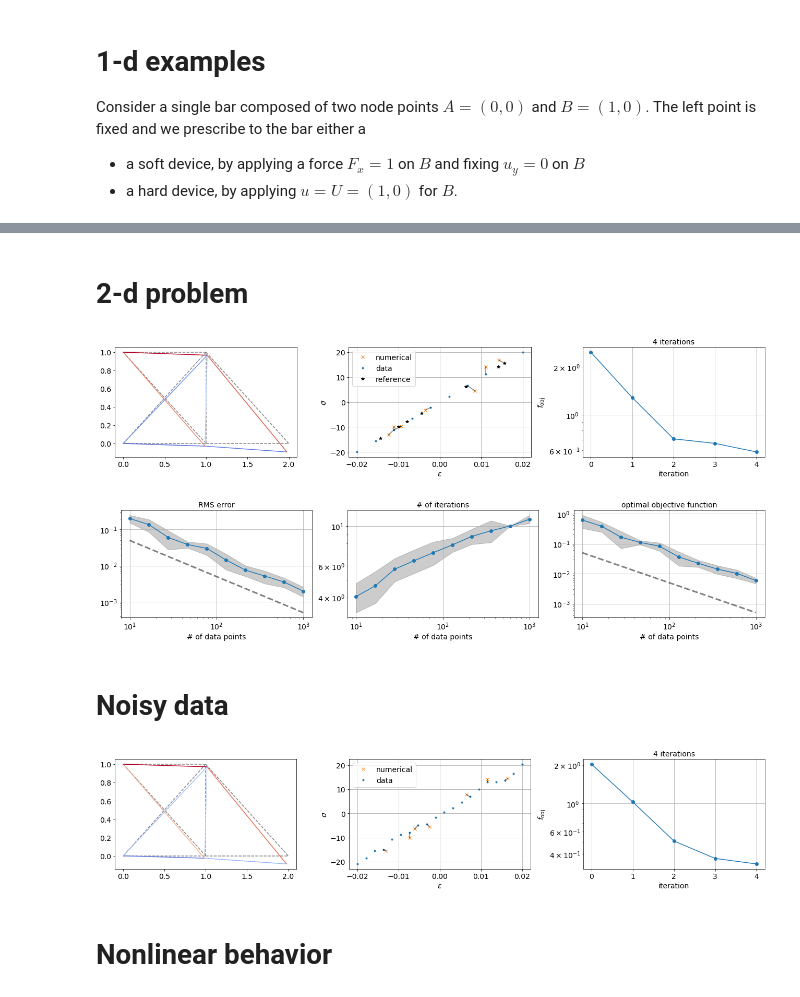
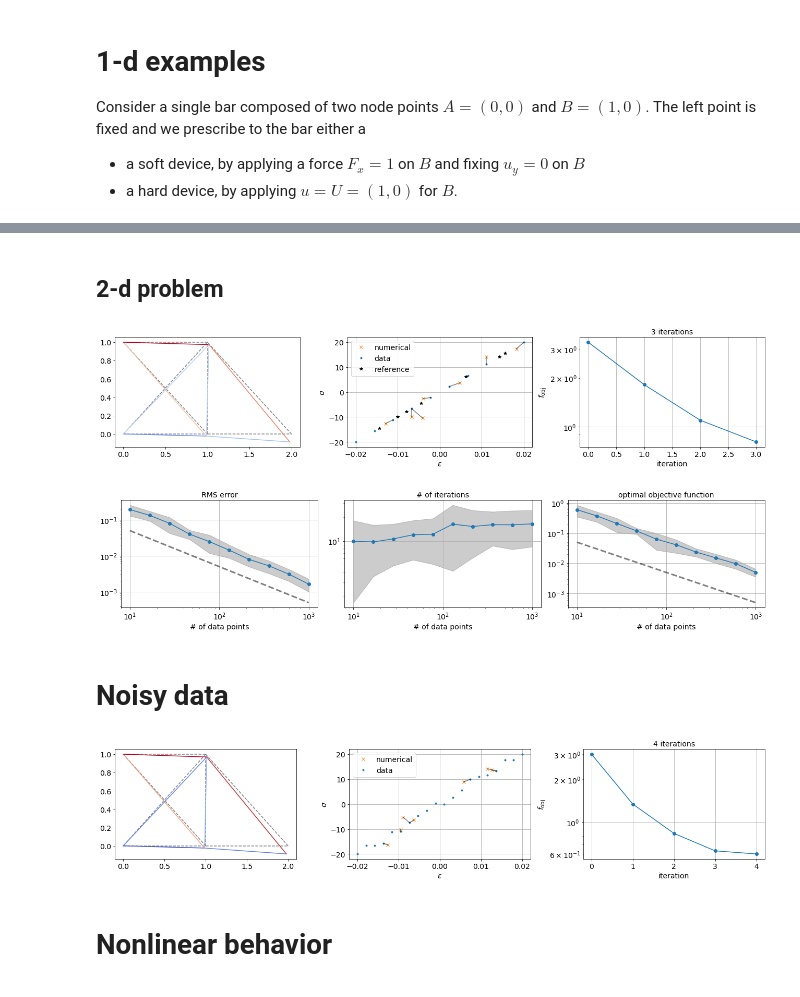
Before and after one commit to deeepeshthakur/ddtruss, a Jupyter notebook: examples/truss.ipynb, the cells around one changed output, grey strips where cells are left out. Drawn from its saved outputs; the diff is of its cells as text; code cells hidden in the pictures.

```diff
--- a/examples/truss.ipynb
+++ b/examples/truss.ipynb
@@ -117,2 +137,2 @@ plt.tight_layout()
 # %% [markdown]
-# 2-d problem
+## 2-d problem
@@ -149,14 +196,17 @@ sig_data = E * eps_data
 material_data = np.hstack([eps_data.reshape((-1, 1)), sig_data.reshape((-1, 1))])
 ddsolver.load_material_data(material_data)
 
-u, eps, sig, f_obj_iter = ddsolver.solve(U_dict=U_dict, F_dict=F_dict)
-fig, ax = plot(eps, sig, ddsolver, f_obj_iter)
+u, eps, sig, iter_history = ddsolver.solve(U_dict=U_dict, F_dict=F_dict, n_neighbors=1)
+fig, ax = plot(eps, sig, ddsolver, iter_history)
 ax[1].plot(eps_ref, sig_ref, "k*", label="reference")
 ax[1].legend()
 fig.tight_layout()
 # %% [output]
-[figure, old version]
+[figure, new version]
 # %%
+def rms_error(ref, curr):
+    return np.sqrt(truss.integrate((ref - curr)**2) / truss.integrate(ref**2))
+
 n_runs = 20
 n_data = np.logspace(1, 3, 10)
 error_eps = np.zeros((n_runs, len(n_data)))
@@ -164,37 +214,37 @@ n_iterations = np.zeros((n_runs, len(n_data)))
 f_obj = np.zeros((n_runs, len(n_data)))
 
 fig, ax = plt.subplots(1, 3, figsize=(18, 4))
 
 for i_run in range(n_runs):
     for i_data in range(len(n_data)):
         eps_data = np.linspace(-0.02, 0.02, n_data[i_data])
         sig_data = E * eps_data
         material_data = np.hstack([eps_data.reshape((-1, 1)), sig_data.reshape((-1, 1))])
         ddsolver.load_material_data(material_data)
-        u, eps, sig, f_obj_iter = ddsolver.solve(U_dict=U_dict, F_dict=F_dict)
+        u, eps, sig, iter_history = ddsolver.solve(U_dict=U_dict, F_dict=F_dict, n_neighbors=1)
         error_eps[i_run, i_data] = rms_error(eps_ref, eps)
-        n_iterations[i_run, i_data] = len(f_obj_iter)
-        f_obj[i_run, i_data] = f_obj_iter[-1]
+        n_iterations[i_run, i_data] = len(iter_history["f_obj"])
+        f_obj[i_run, i_data] = iter_history["f_obj"][-1]
 
 def subplot(ax, data, title):
     mean = data.mean(axis=0)
     ax.loglog(n_data, mean, "-o")
     std = data.std(axis=0)
     ax.fill_between(n_data, mean - 1.96 * std, mean + 1.96 * std, color="k", alpha=0.2)
     ax.set_xlabel("# of data points")
     ax.set_title(title)
     ax.grid()
 
 subplot(ax[0], error_eps, "RMS error")
 ax[0].loglog(n_data, 0.5 / n_data, "k--", linewidth=3, alpha=0.5)
 
 subplot(ax[1], n_iterations, "# of iterations")
 subplot(ax[2], f_obj, "optimal objective function")
 ax[2].loglog(n_data, 0.5 / n_data, "k--", linewidth=3, alpha=0.5)
 
 fig.tight_layout()
 # %% [output]
-[figure, old version]
+[figure, new version]
 # %% [markdown]
 # Noisy data
 # %%
@@ -204,10 +254,10 @@ sig_data = E * (eps_data + 0.05 * eps_data.max() * np.random.randn(n_data))
 material_data = np.hstack([eps_data.reshape((-1, 1)), sig_data.reshape((-1, 1))])
 ddsolver.load_material_data(material_data)
 
-u, eps, sig, f_obj_iter = ddsolver.solve(U_dict=U_dict, F_dict=F_dict)
-plot(eps, sig, ddsolver, f_obj_iter);
+u, eps, sig, iter_history = ddsolver.solve(U_dict=U_dict, F_dict=F_dict, n_neighbors=2)
+plot(eps, sig, ddsolver, iter_history);
 # %% [output]
-[figure, old version]
+[figure, new version]
 # %% [markdown]
 # Nonlinear behavior
 # %%
```
Also changed, not shown: parts of 5 cells of this notebook, 1 other file.
